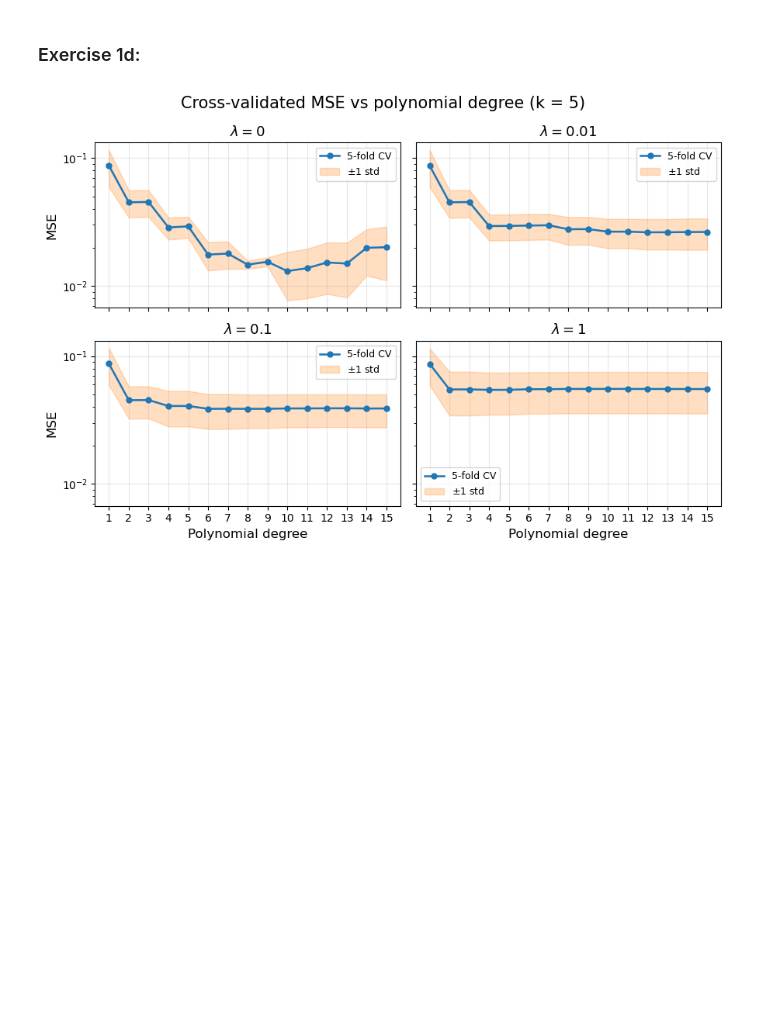
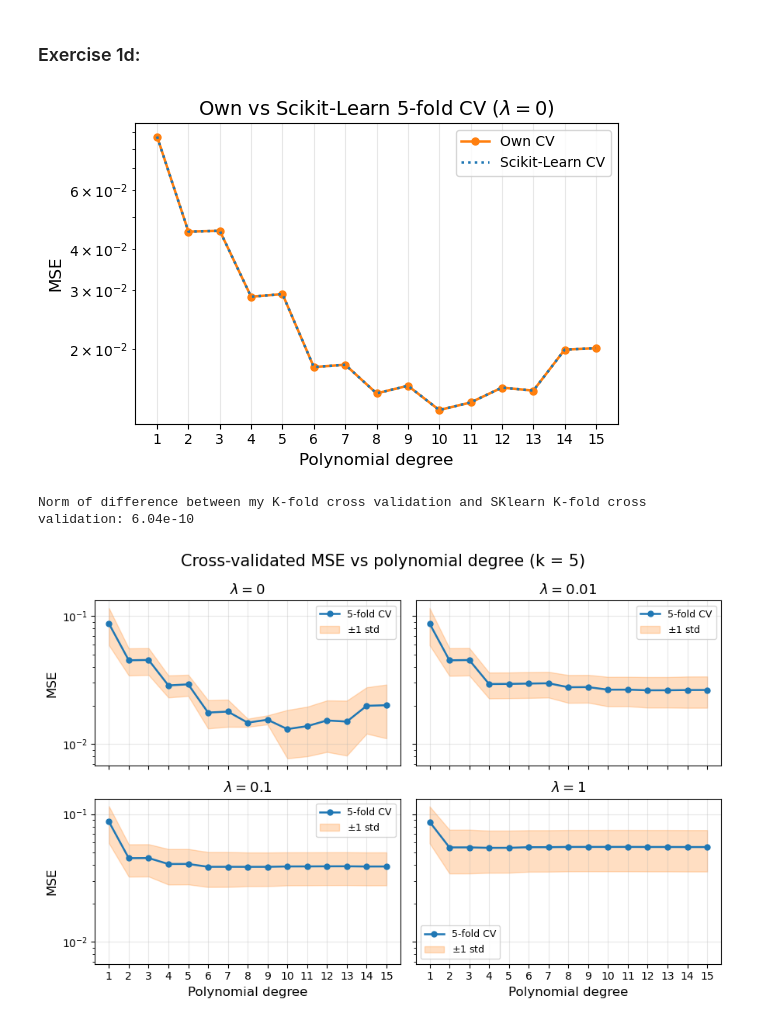
Before and after one commit to AbdulTorkerull/FYS-STK4155-Project-1, a Jupyter notebook: FYS-STK4155_Project.ipynb, the cells around one changed output. Cells and saved outputs as stored; diff of their text form; code cells hidden in the pictures; blank space fills up the shorter version.

```diff
--- a/FYS-STK4155_Project.ipynb
+++ b/FYS-STK4155_Project.ipynb
@@ -567,4 +571,51 @@ def exercise_1d(x, y, k, p, lambdas):
     return cv_results
 
 cv_results = exercise_1d(x, y, k, p, lambdas)
+# %%
+from sklearn.model_selection import KFold, cross_val_score
+from sklearn.pipeline import make_pipeline
+from sklearn.preprocessing import PolynomialFeatures, StandardScaler
+from sklearn.linear_model import Ridge
+
+def exercise_1d_sklearn(x, y, k, p, lam=0):
+    """Same as exercise_1d() but using sklearn instead"""
+
+    kf = KFold(n_splits=k, shuffle=False)
+    cv_results = np.zeros((p - 1, 2))
+
+    for d in range(1, p):
+        model = make_pipeline(PolynomialFeatures(d, include_bias=False), StandardScaler(), Ridge(alpha=lam))
+        scores = -cross_val_score(model, x, y.ravel(), cv=kf, scoring="neg_mean_squared_error")
+        cv_results[d - 1] = scores.mean(), scores.std()
+
+    return cv_results
+
+cv_sklearn = exercise_1d_sklearn(x, y, k, p, lambdas[0])
+# %%
+def excercise_1d_plot1(cv_results, cv_sklearn, p):
+    degrees = np.arange(1, p)
+
+    plt.figure(figsize=(6, 4))
+    plt.plot(degrees, cv_results[:, 0, 0], marker="o", markersize=5, linewidth=1.8, color="tab:orange", label="Own CV")
+    plt.plot(degrees, cv_sklearn[:, 0], markersize=5, linewidth=1.8, linestyle=":", color="tab:blue", label="Scikit-Learn CV")
+    plt.xlabel("Polynomial degree", fontsize=12)
+    plt.ylabel("MSE", fontsize=12)
+    plt.title(rf"Own vs Scikit-Learn {k}-fold CV ($\lambda = {lambdas[0]:g}$)", fontsize=14)
+    plt.xticks(degrees)
+    plt.yscale("log")
+    plt.grid(True, alpha=0.3)
+    plt.legend(fontsize=10)
+    plt.tight_layout()
+    plt.show()
+
+excercise_1d_plot1(cv_results, cv_sklearn, p)
+# %% [output]
+[figure, added]
+# %%
+cv_diff = cv_results[:, 0, 0] - cv_sklearn[:, 0]
+
+diff_norm = np.linalg.norm(cv_diff)
+print(f"Norm of difference between my K-fold cross validation and SKlearn K-fold cross validation: {diff_norm:.2e}")
+# %% [output]
+Norm of difference between my K-fold cross validation and SKlearn K-fold cross validation: 6.04e-10
 # %%
```
Also changed, not shown: parts of 12 cells of this notebook, 1 other file.
